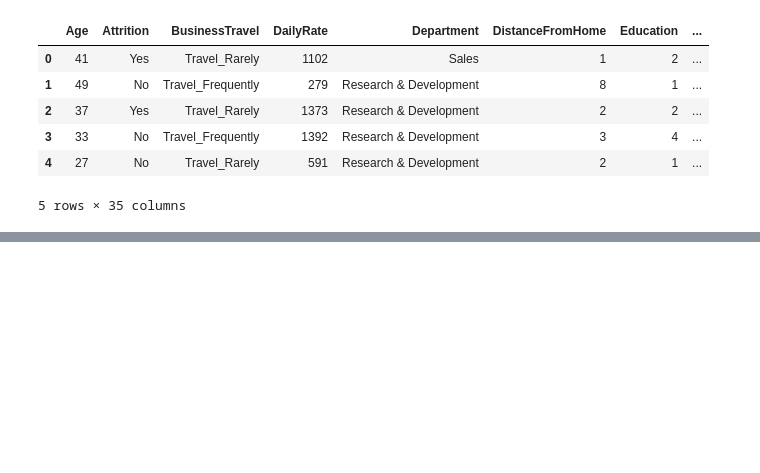
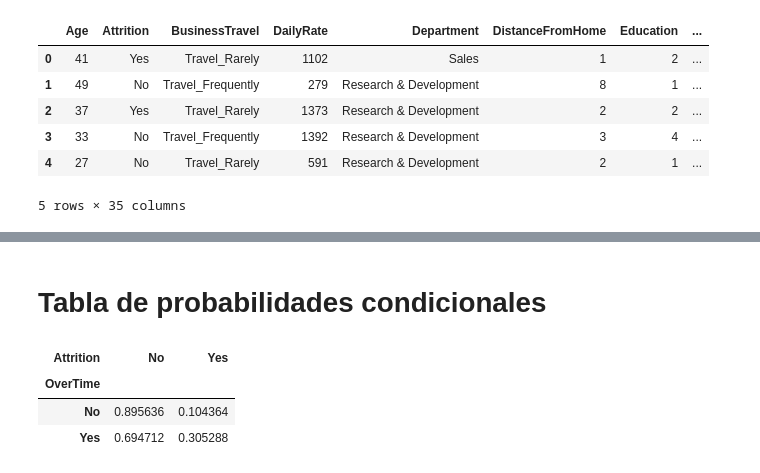
Before and after one commit to Lysjoma/EstadisticaMaestria2, a Jupyter notebook: Taller2/Taller.ipynb, the cells around one changed output, grey strips where cells are left out. Drawn from its saved outputs; the diff is of its cells as text; code cells hidden in the pictures; blank space fills up the shorter version.

```diff
--- a/Taller2/Taller.ipynb
+++ b/Taller2/Taller.ipynb
@@ -15,0 +84,9 @@ df_empleados.head()
+# %% [markdown]
+# Tabla de probabilidades condicionales
+# %%
+tabla.div(tabla.sum(axis=1),axis=0)
+# %% [output]
+| Attrition | No | Yes |
+| OverTime |  |  |
+| No | 0.895636 | 0.104364 |
+| Yes | 0.694712 | 0.305288 |
```
Also changed, not shown: parts of 11 cells of this notebook.
